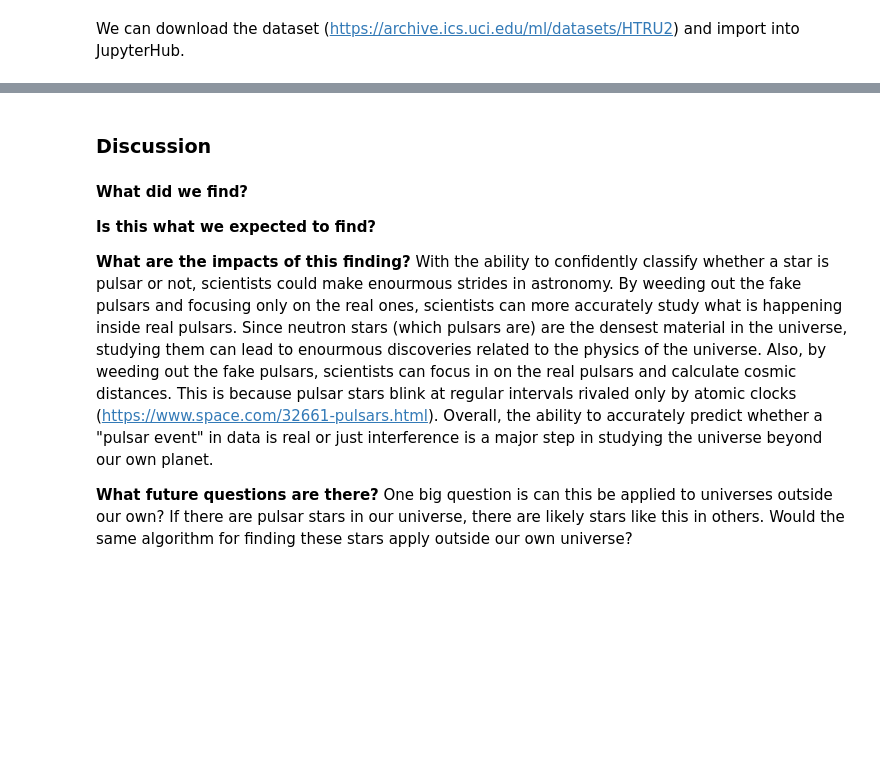
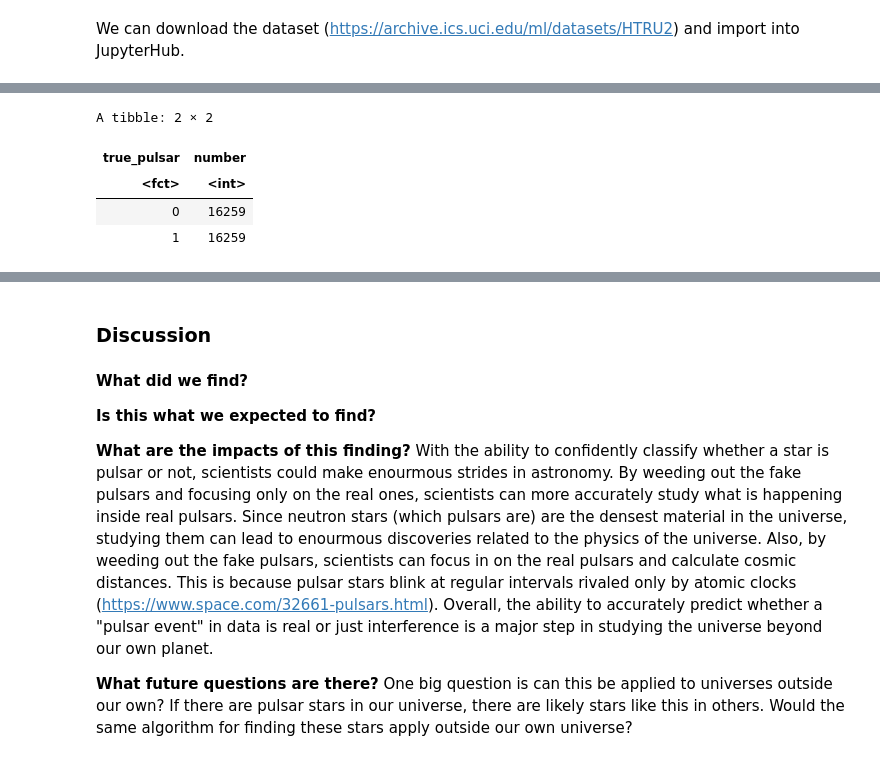
Before and after one commit to HarlH/Classification, a Jupyter notebook: Project_Report.ipynb, the cells around one changed output, grey strips where cells are left out. Cells and saved outputs as stored; diff of their text form; code cells hidden in the pictures; blank space fills up the shorter version.

```diff
--- a/Project_Report.ipynb
+++ b/Project_Report.ipynb
@@ -104,0 +124,13 @@ A tibble: 2 × 2
+# %%
+# Actually using recipe to create upsampled data set
+upsampled_stars <- bake(ups_recipe, star_data)
+
+upsampled_stars |>
+  group_by(true_pulsar) |>
+  summarize(number = n())
+# %% [output]
+A tibble: 2 × 2
+| true_pulsar | number |
+| <fct> | <int> |
+| 0 | 16259 |
+| 1 | 16259 |
```
Also changed, not shown: parts of 16 cells of this notebook.
